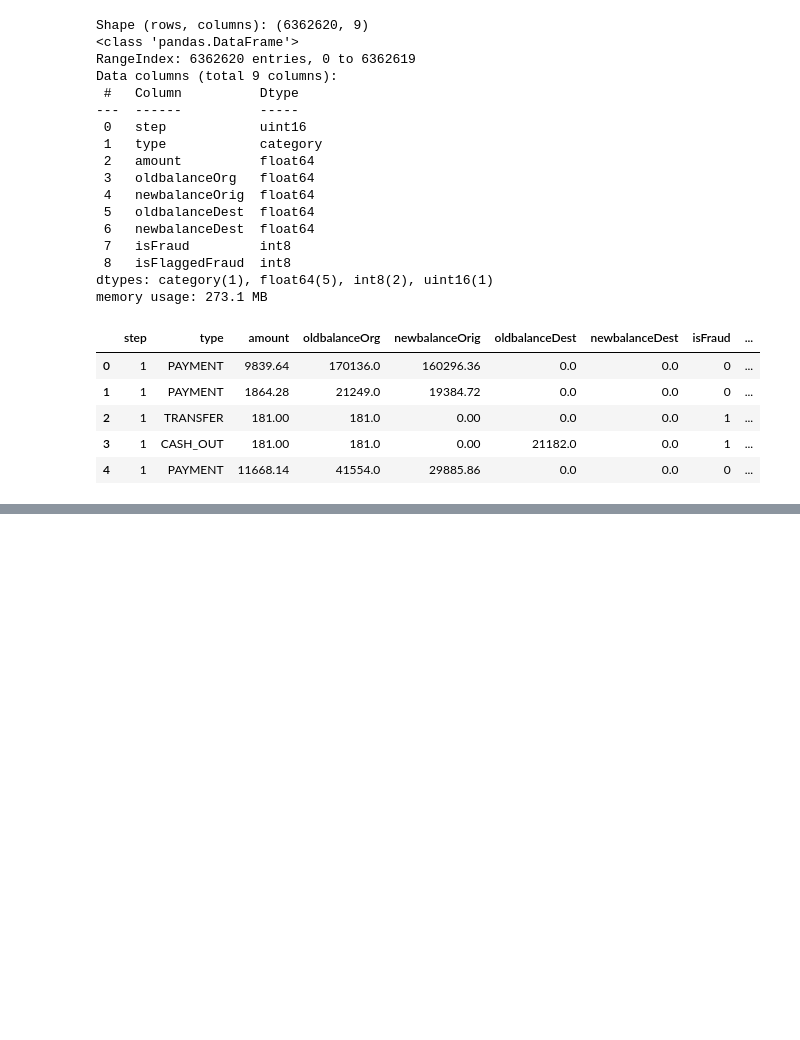
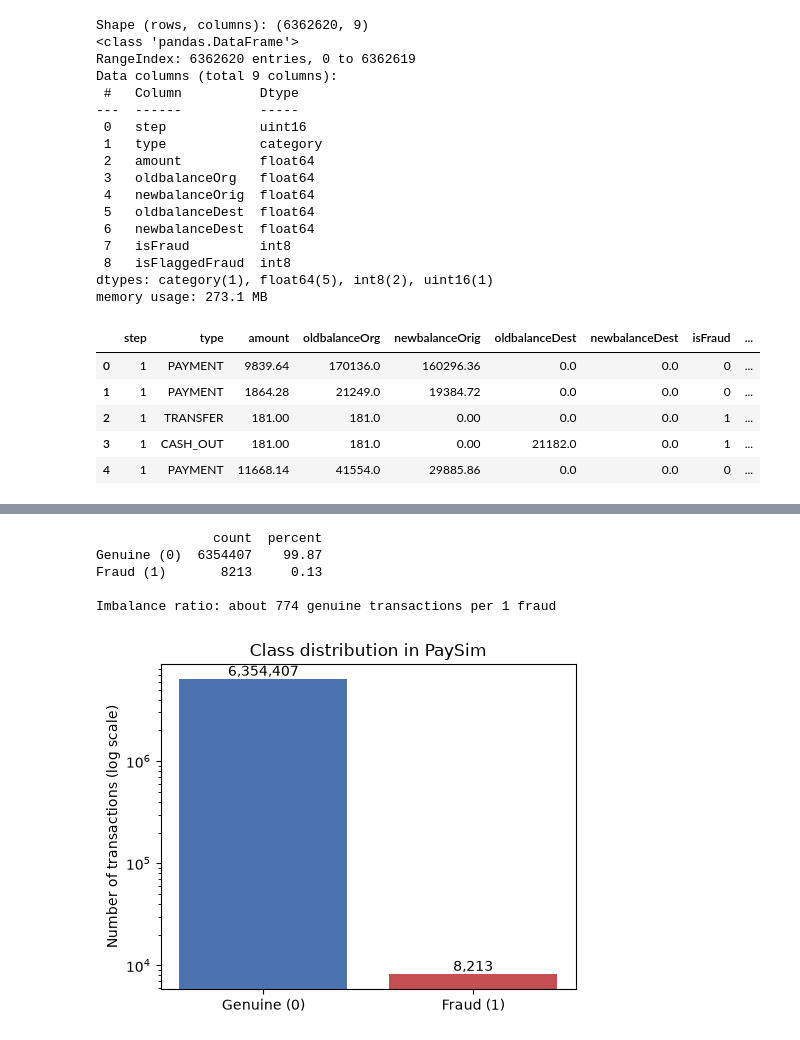
Before and after one commit to Paawan-S/FraudShield, a Jupyter notebook: notebooks/01_eda_paysim.ipynb, the cells around one changed output, grey strips where cells are left out. Cells and saved outputs as stored; diff of their text form; code cells hidden in the pictures; blank space fills up the shorter version.

Commit message:
Phase 2 part B: data quality, fraud rate, duplicate analysis

```diff
--- a/notebooks/01_eda_paysim.ipynb
+++ b/notebooks/01_eda_paysim.ipynb
@@ -79,0 +129,31 @@ df.tail()
+# %%
+counts = df["isFraud"].value_counts().sort_index()
+percent = (counts / len(df) * 100).round(4)
+
+summary = pd.DataFrame({"count": counts, "percent": percent})
+summary.index = ["Genuine (0)", "Fraud (1)"]
+print(summary)
+
+ratio = counts.loc[0] / counts.loc[1]
+print(f"\nImbalance ratio: about {ratio:,.0f} genuine transactions per 1 fraud")
+# %% [output]
+               count  percent
+Genuine (0)  6354407    99.87
+Fraud (1)       8213     0.13
+
+Imbalance ratio: about 774 genuine transactions per 1 fraud
+# %%
+fig, ax = plt.subplots(figsize=(5, 4))
+ax.bar(["Genuine (0)", "Fraud (1)"], counts.values, color=["#4C72B0", "#C44E52"])
+ax.set_yscale("log")
+ax.set_ylabel("Number of transactions (log scale)")
+ax.set_title("Class distribution in PaySim")
+
+for i, v in enumerate(counts.values):
+    ax.text(i, v, f"{v:,}", ha="center", va="bottom")
+
+plt.tight_layout()
+plt.savefig("../reports/figures/01_class_distribution.png", dpi=150)
+plt.show()
+# %% [output]
+[figure, added]
```
Also changed, not shown: parts of 9 cells of this notebook.
